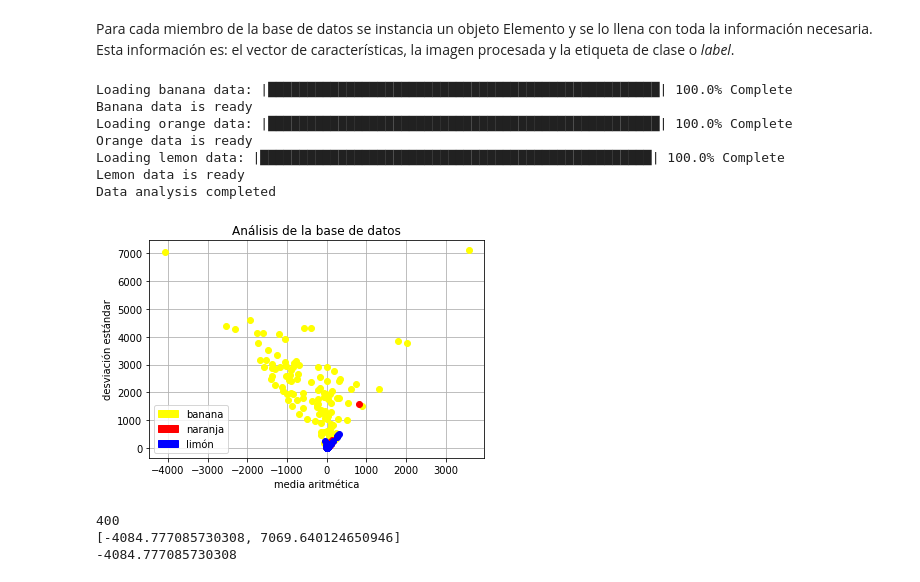
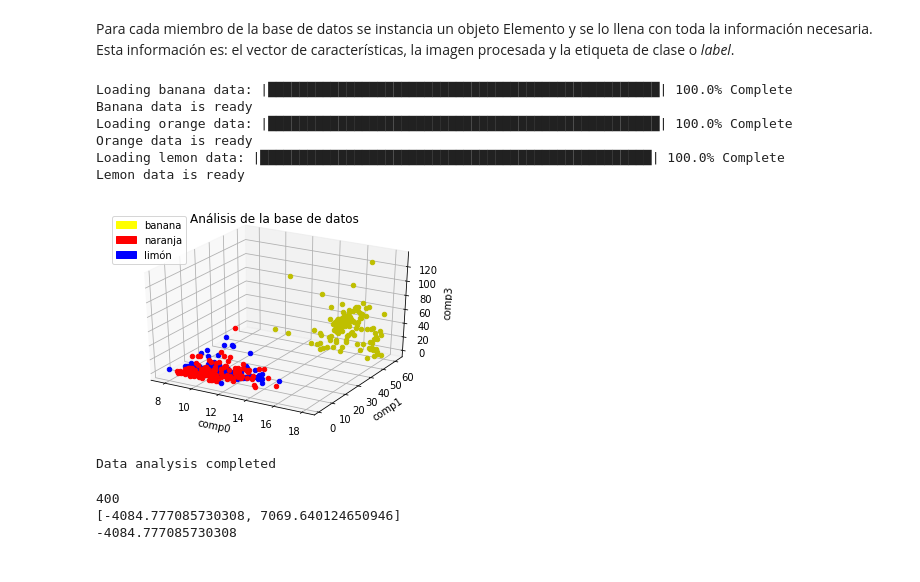
Before and after one commit to gonzafernan/fruit-classifier, a Jupyter notebook: 05-algoritmos.ipynb, the cells around one changed output. Drawn from its saved outputs; the diff is of its cells as text; code cells hidden in the pictures.

```diff
--- a/05-algoritmos.ipynb
+++ b/05-algoritmos.ipynb
@@ -158,16 +160,18 @@ def ft_extract(image):
     # image_fhog = m_hog(aux)
 
     # feature = np.hstack([image_fht, image_fhm, image_fhog])
-    med, dstd = stats(image_fhm)
+    # med, dstd = stats(image_fhm)
     # feature = feature.reshape(1, -1)
 
-    return aux, [med, dstd]
+    # return aux, [med, dstd]
+    return aux, [image_fhm[0], image_fhm[1], image_fhm[3]]
 # %% [markdown]
 ## Análisis de la base de datos
 # %% [markdown]
 Para cada miembro de la base de datos se instancia un objeto Elemento y se lo llena con toda la información necesaria. Esta información es: el vector de características, la imagen procesada y la etiqueta de clase o _label_.
 # %%
-fig_data, ax = plt.subplots()
+fig = plt.figure()
+ax = fig.add_subplot(111, projection='3d')
 
 data = []
 i = 0
@@ -181,7 +185,7 @@ for fruit in banana:
     data[i].label = 'banana'
     data[i].image, data[i].feature = ft_extract(fruit)
     # print(data[i].feature.shape)
-    ax.plot(data[i].feature[0], data[i].feature[1], 'o', color='yellow')
+    ax.scatter(data[i].feature[0], data[i].feature[1], data[i].feature[2], c='y', marker='o')
     i += 1
     iter += 1
     printProgressBar(iter, len(banana), prefix='Loading banana data:',
@@ -196,7 +200,7 @@ for fruit in orange:
     data.append(Elemento())
     data[i].label = 'orange'
     data[i].image, data[i].feature = ft_extract(fruit)
-    ax.plot(data[i].feature[0], data[i].feature[1], 'o', color='red')
+    ax.scatter(data[i].feature[0], data[i].feature[1], data[i].feature[2], c='r', marker='o')
     i += 1
     iter += 1
     printProgressBar(iter, len(orange), prefix='Loading orange data:',
@@ -207,38 +211,41 @@ print("Orange data is ready")
 iter = 0
 printProgressBar(iter, len(lemon), prefix='Loading lemon data:',
                  suffix='Complete', length=50)
 for fruit in lemon:
     data.append(Elemento())
     data[i].label = 'lemon'
     data[i].image, data[i].feature = ft_extract(fruit)
-    ax.plot(data[i].feature[0], data[i].feature[1], 'o', color='blue')
+    ax.scatter(data[i].feature[0], data[i].feature[1], data[i].feature[2], c='b', marker='o')
     i += 1
     iter += 1
     printProgressBar(iter, len(lemon), prefix='Loading lemon data:',
                      suffix='Complete', length=50)
 print("Lemon data is ready")
 
 ax.grid(True)
 ax.set_title("Análisis de la base de datos")
 
 yellow_patch = mpatches.Patch(color='yellow', label='banana')
 red_patch = mpatches.Patch(color='red', label='naranja')
 blue_patch = mpatches.Patch(color='blue', label='limón')
 plt.legend(handles=[yellow_patch, red_patch, blue_patch])
 
-plt.ylabel('desviación estándar')
-plt.xlabel('media aritmética')
+ax.set_xlabel('comp0')
+ax.set_ylabel('comp1')
+ax.set_zlabel('comp3')
+
+plt.show()
 
 print("Data analysis completed")
 # %% [output]
 Loading banana data: |██████████████████████████████████████████████████| 100.0% Complete
 Banana data is ready
 Loading orange data: |██████████████████████████████████████████████████| 100.0% Complete
 Orange data is ready
 Loading lemon data: |██████████████████████████████████████████████████| 100.0% Complete
 Lemon data is ready
-Data analysis completed
-[figure, old version]
+[figure, new version]
+Data analysis completed
 # %%
 print(len(data))
 print(data[0].feature)
```
Also changed, not shown: parts of 6 cells of this notebook, 11 other files.
